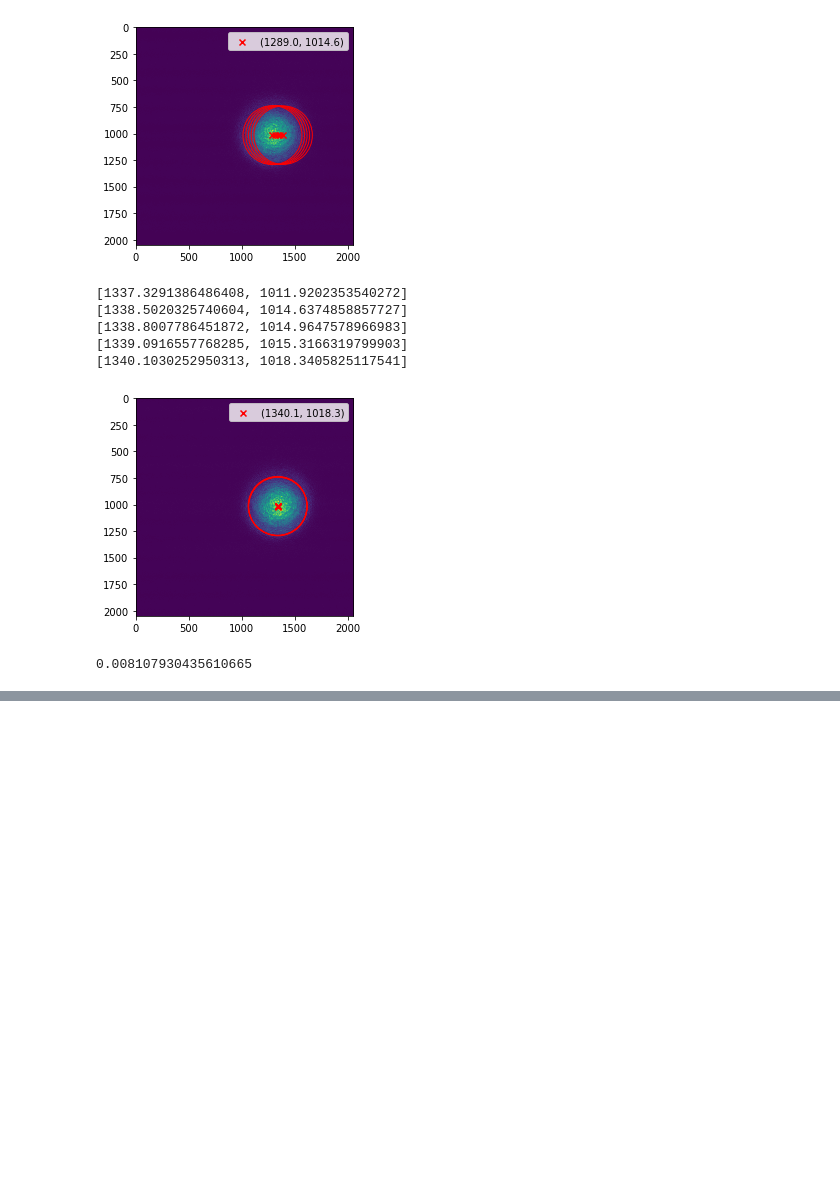
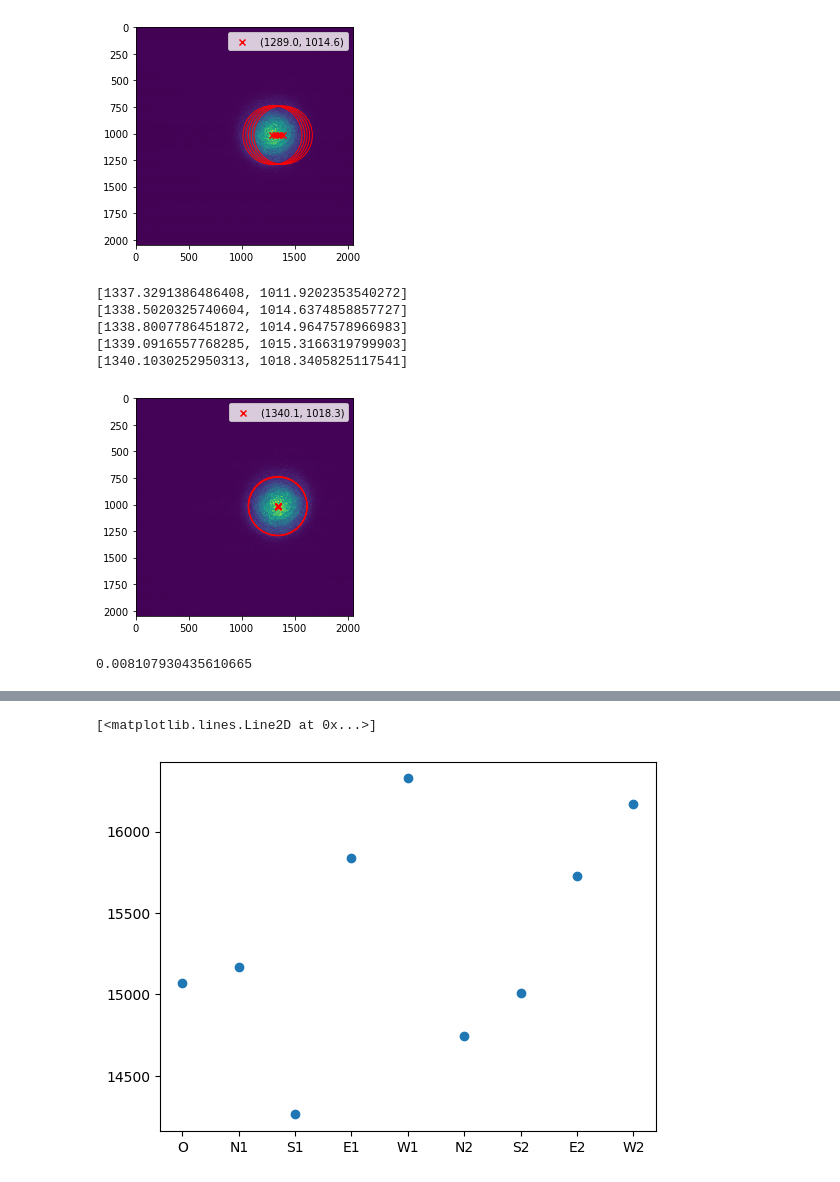
Before and after one commit to proscrite/sabatsw, a Jupyter notebook: laserlab/notebooks/4f system fine alignment.ipynb, the cells around one changed output, grey strips where cells are left out. Cells and saved outputs as stored; diff of their text form; code cells hidden in the pictures; blank space fills up the shorter version.

```diff
--- a/laserlab/notebooks/4f system fine alignment.ipynb
+++ b/laserlab/notebooks/4f system fine alignment.ipynb
@@ -1344,0 +1482,9 @@ move_to_positionXY(serialport, position=hpoints[2], center=center0)
+# %%
+coords = ['O','N1', 'S1', 'E1', 'W1', 'N2', 'S2', 'E2', 'W2']
+ints = np.array(np.matrix(fitsHo[-1]).T[2])[0]
+plt.style.use('default')
+fig, ax = plt.subplots(1)
+ax.plot(coords, ints, 'o')
+# %% [output]
+[<matplotlib.lines.Line2D at 0x...>]
+[figure, added]
```
Also changed, not shown: parts of 75 cells of this notebook.
